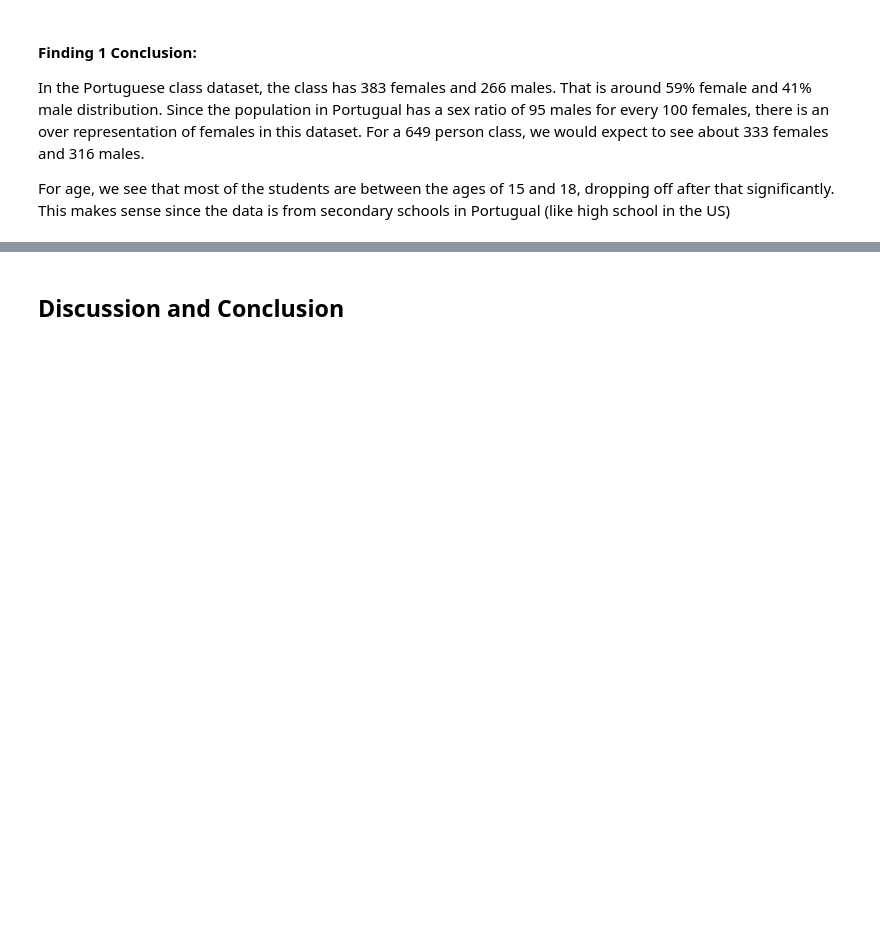
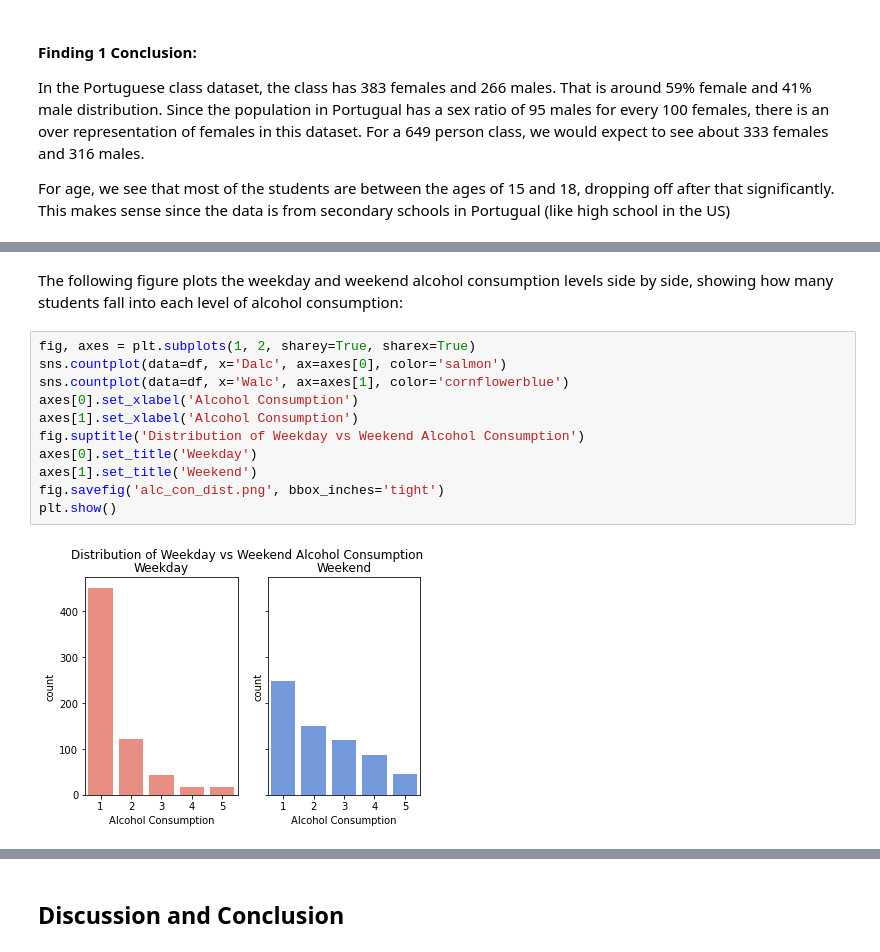
Before and after one commit to christinedien/hcde-410-final, a Jupyter notebook: hcde-410-final.ipynb, the cells around one changed output, grey strips where cells are left out. Saved outputs shown, nothing was run; the diff lists cells and outputs as text; blank space fills up the shorter version.

```diff
--- a/hcde-410-final.ipynb
+++ b/hcde-410-final.ipynb
@@ -261,0 +294,15 @@ For age, we see that most of the students are between the ages of 15 and 18, dro
+# %% [markdown]
+The following figure plots the weekday and weekend alcohol consumption levels side by side, showing how many students fall into each level of alcohol consumption:
+# %%
+fig, axes = plt.subplots(1, 2, sharey=True, sharex=True)
+sns.countplot(data=df, x='Dalc', ax=axes[0], color='salmon')
+sns.countplot(data=df, x='Walc', ax=axes[1], color='cornflowerblue')
+axes[0].set_xlabel('Alcohol Consumption')
+axes[1].set_xlabel('Alcohol Consumption')
+fig.suptitle('Distribution of Weekday vs Weekend Alcohol Consumption')
+axes[0].set_title('Weekday')
+axes[1].set_title('Weekend')
+fig.savefig('alc_con_dist.png', bbox_inches='tight')
+plt.show()
+# %% [output]
+[figure, added]
```
Also changed, not shown: parts of 51 cells of this notebook, 6 other files.
